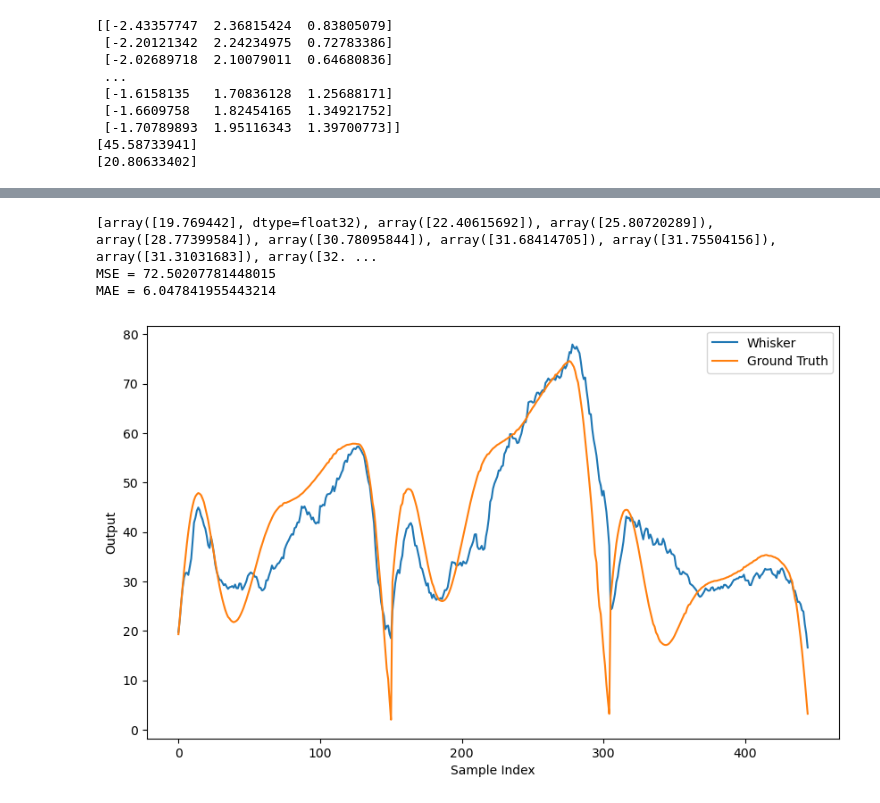
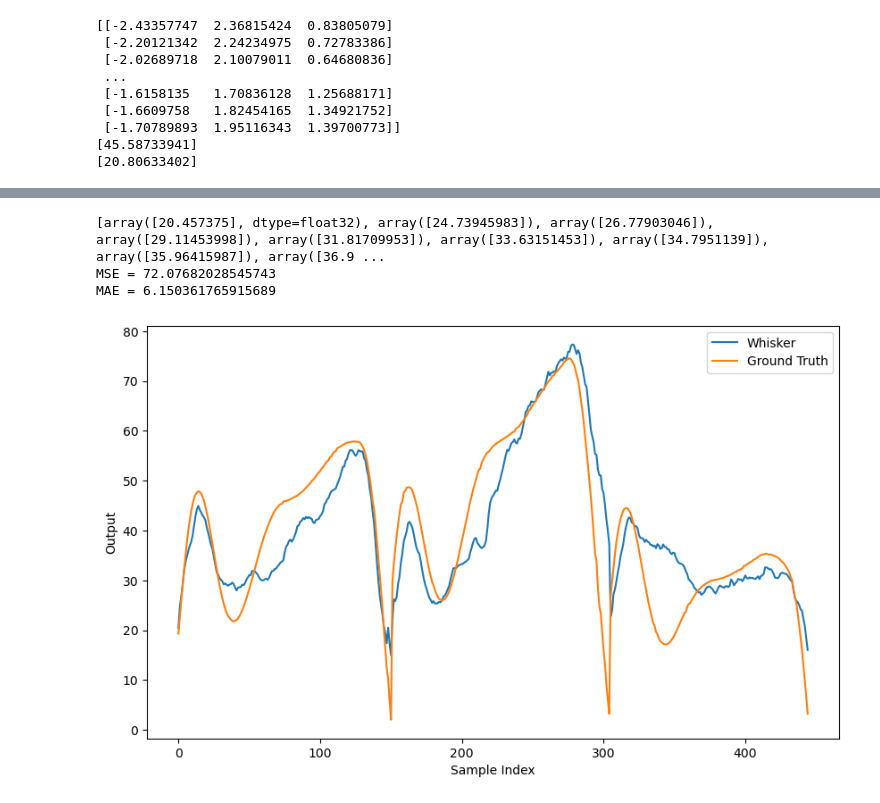
Before and after one commit to TacYee/autonomous-fly, a Jupyter notebook: Optitrack/dataanalyse/uncertainty_mlp_KF.ipynb, the cells around one changed output, grey strips where cells are left out. Saved outputs shown, nothing was run; the diff lists cells and outputs as text; code cells hidden in the pictures.

```diff
--- a/Optitrack/dataanalyse/uncertainty_mlp_KF.ipynb
+++ b/Optitrack/dataanalyse/uncertainty_mlp_KF.ipynb
@@ -584,40 +584,40 @@ initial_states = [test_pre1_1[0], test_pre1_2[0], test_pre1_3[0]]
 initial_positions = [test_position1_1[0], test_position1_2[0], test_position1_3[0]]
 initial_yaws = [test_yaw1_1[0], test_yaw1_2[0], test_yaw1_3[0]]
 initial_covariance = np.array([[5]])
-process_noise = np.array([[5]])
+process_noise = np.array([[0.05]])
 
 # 应用卡尔曼滤波
 test_kal1_1 = apply_kalman_filterUAFLAT2(initial_states[0], initial_positions[0], initial_yaws[0], test_pre1_1, test_uncertainty1_1, test_position1_1, test_yaw1_1)
 test_kal1_2 = apply_kalman_filterUAFLAT2(initial_states[1], initial_positions[1], initial_yaws[1],test_pre1_2, test_uncertainty1_2, test_position1_2, test_yaw1_2)
 test_kal1_3 = apply_kalman_filterUAFLAT2(initial_states[2], initial_positions[2], initial_yaws[2],test_pre1_3, test_uncertainty1_3, test_position1_3, test_yaw1_3)
 
 # 合并结果
 test_kal1 = test_kal1_1 + test_kal1_2 + test_kal1_3
 print(test_kal1)
 # 计算损失
 MSE_loss = mean_squared_error(test_kal1, test_GT1_filtered)
 MAE_loss = mean_absolute_error(test_kal1, test_GT1_filtered)
 
 print(f'MSE = {MSE_loss}')
 print(f'MAE = {MAE_loss}')
 
 # 保存图像
 test_image_folder = 'UA_FLAT2_MLP_KF_test_image_save_whisker1'
 os.makedirs(test_image_folder, exist_ok=True)
 test_image_output_file = f'{test_image_folder}/p_0.05_noise_1e-2_modelvarianceweight_1_whisker1_kf_certainnoise_5_0.005_1.png'
 
 plt.figure(figsize=(10, 6))
 plt.plot(test_kal1, label='Whisker')
 plt.plot(test_GT1_filtered, label='Ground Truth')
 plt.legend()
 plt.xlabel('Sample Index')
 plt.ylabel('Output')
 plt.savefig(test_image_output_file)
 # %% [output]
-[array([19.769442], dtype=float32), array([22.40615692]), array([25.80720289]), array([28.77399584]), array([30.78095844]), array([31.68414705]), array([31.75504156]), array([31.31031683]), array([32. ...
-MSE = 72.50207781448015
-MAE = 6.047841955443214
+[array([20.457375], dtype=float32), array([24.73945983]), array([26.77903046]), array([29.11453998]), array([31.81709953]), array([33.63151453]), array([34.7951139]), array([35.96415987]), array([36.9 ...
+MSE = 72.07682028545743
+MAE = 6.150361765915689
-[figure, old version]
+[figure, new version]
 # %%
 #whisker2 uncertainty aware mlp
 from uncertainty import *
```
Also changed, not shown: parts of 16 cells of this notebook, 14 other files.
